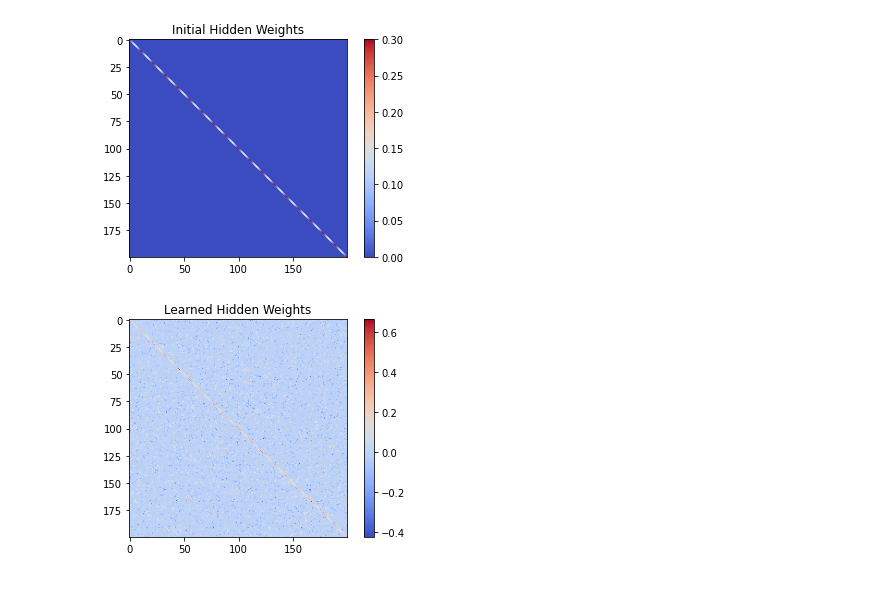
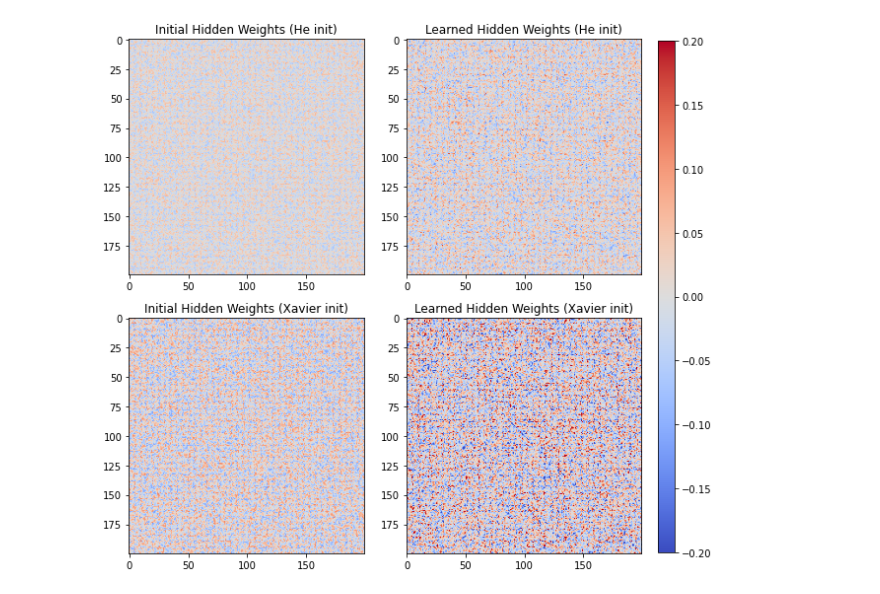
Before and after one commit to margotwagner/HCPrediction, a Jupyter notebook: notebooks/output-explorer.ipynb, the cells around one changed output. Drawn from its saved outputs; the diff is of its cells as text; code cells hidden in the pictures.

```diff
--- a/notebooks/output-explorer.ipynb
+++ b/notebooks/output-explorer.ipynb
@@ -81,21 +91,38 @@ array([0., 0., 0., 0., 0., 0., 0., 0., 0., 0., 0., 0., 0., 0., 0., 0., 0.,
-# %%
-heatmap = plt.imshow(
-    initial_state_dict["hidden_linear.weight"].numpy(), cmap="coolwarm"
-)
-cbar = plt.colorbar(heatmap)
-plt.title("Initial Hidden Weights")
-plt.show()
-# %% [output]
-[figure, removed]
-# %%
-heatmap = plt.imshow(
-    final_state_dict["hidden_linear.weight"].cpu().numpy(), cmap="coolwarm"
-)
-cbar = plt.colorbar(heatmap)
-plt.title("Learned Hidden Weights")
-plt.show()
-# %% [output]
-[figure, removed]
+# %%
+fig, axes = plt.subplots(2, 2, figsize=(8, 8))
+
+images = [
+    baseline["initial_state_dict"]["hidden_linear.weight"].numpy(),
+    baseline["final_state_dict"]["hidden_linear.weight"].cpu().numpy(),
+    outputs["initial_state_dict"]["hidden_linear.weight"].numpy(),
+    outputs["final_state_dict"]["hidden_linear.weight"].cpu().numpy(),
+]
+
+titles = [
+    "Initial Hidden Weights (He init)",
+    "Learned Hidden Weights (He init)",
+    "Initial Hidden Weights (Xavier init)",
+    "Learned Hidden Weights (Xavier init)",
+]
+
+vmin = -0.2
+vmax = 0.2
+
+ims = []
+i = 0
+for ax, img in zip(axes.flat, images):
+    im = ax.imshow(img, cmap="coolwarm", vmin=vmin, vmax=vmax)
+    ax.set_title(titles[i])
+    i += 1
+
+# shared colorbar
+cbar_ax = fig.add_axes([1, 0.05, 0.03, 0.9])  # [left, bottom, width, height]
+fig.colorbar(im, cax=cbar_ax)
+
+plt.tight_layout()
+plt.show()
+# %% [output]
+[figure, added]
 # %%
 start_x = 0
 
```
Also changed, not shown: parts of 14 cells of this notebook, 1 other file.
